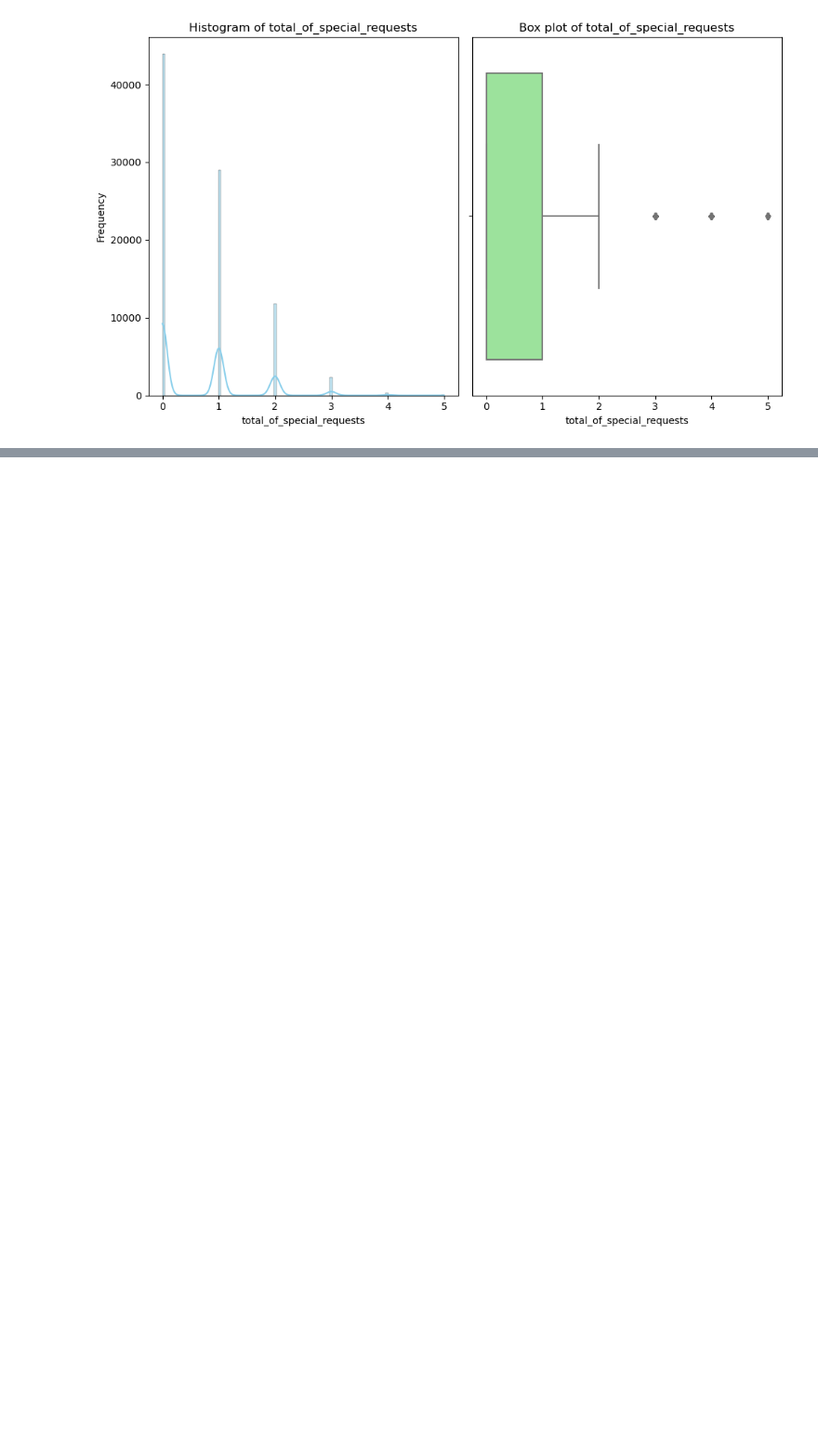
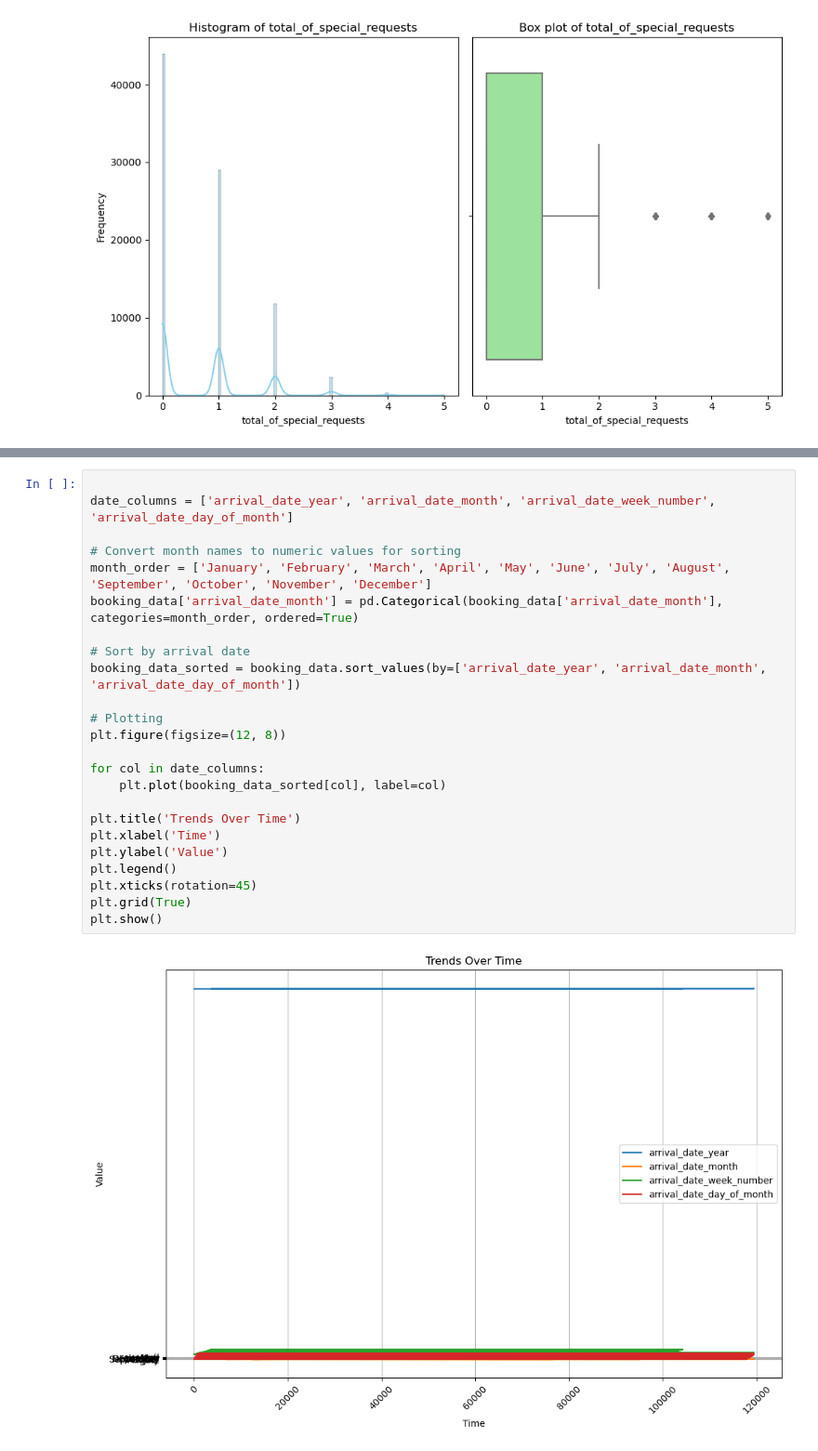
Before and after one commit to chapagainanish/DataScience, a Jupyter notebook: hotelbooking.ipynb, the cells around one changed output, grey strips where cells are left out. Shown at 93% size. Drawn from its saved outputs; the diff is of its cells as text; blank space fills up the shorter version.

```diff
--- a/hotelbooking.ipynb
+++ b/hotelbooking.ipynb
@@ -471,0 +447,26 @@ ValueError: 'explode' must be of length 'x'
+# %%
+
+date_columns = ['arrival_date_year', 'arrival_date_month', 'arrival_date_week_number', 'arrival_date_day_of_month']
+
+# Convert month names to numeric values for sorting
+month_order = ['January', 'February', 'March', 'April', 'May', 'June', 'July', 'August', 'September', 'October', 'November', 'December']
+booking_data['arrival_date_month'] = pd.Categorical(booking_data['arrival_date_month'], categories=month_order, ordered=True)
+
+# Sort by arrival date
+booking_data_sorted = booking_data.sort_values(by=['arrival_date_year', 'arrival_date_month', 'arrival_date_day_of_month'])
+
+# Plotting
+plt.figure(figsize=(12, 8))
+
+for col in date_columns:
+    plt.plot(booking_data_sorted[col], label=col)
+
+plt.title('Trends Over Time')
+plt.xlabel('Time')
+plt.ylabel('Value')
+plt.legend()
+plt.xticks(rotation=45)
+plt.grid(True)
+plt.show()
+# %% [output]
+[figure, added]
```
Also changed, not shown: parts of 16 cells of this notebook.
